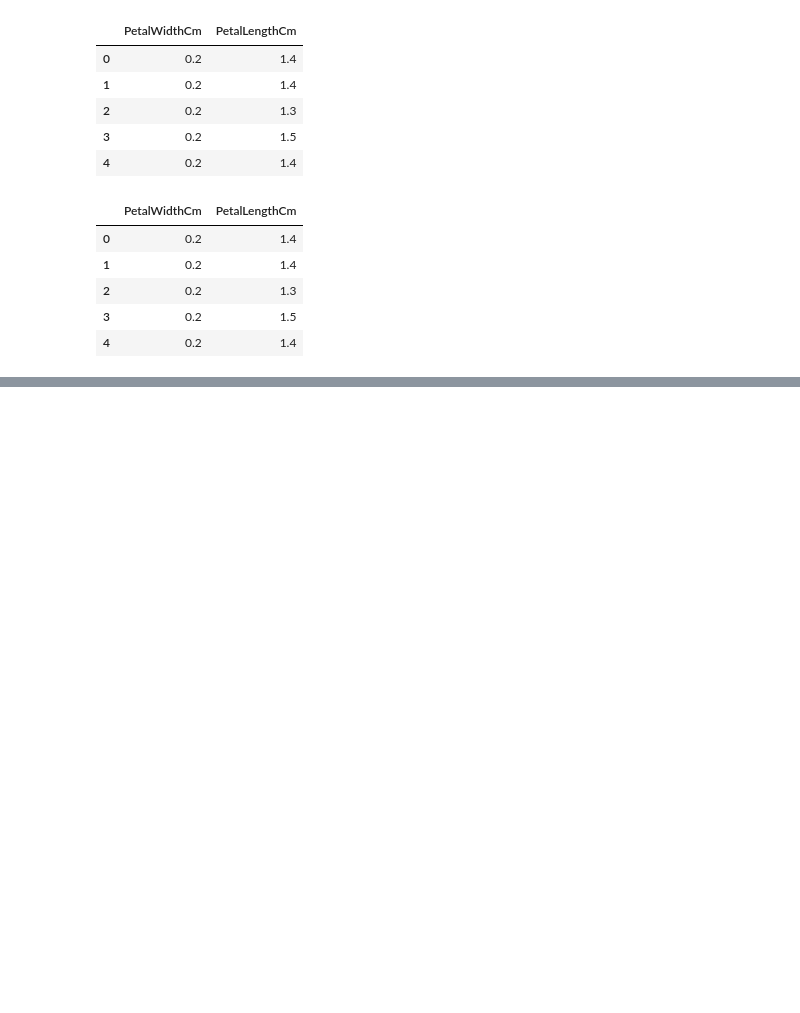
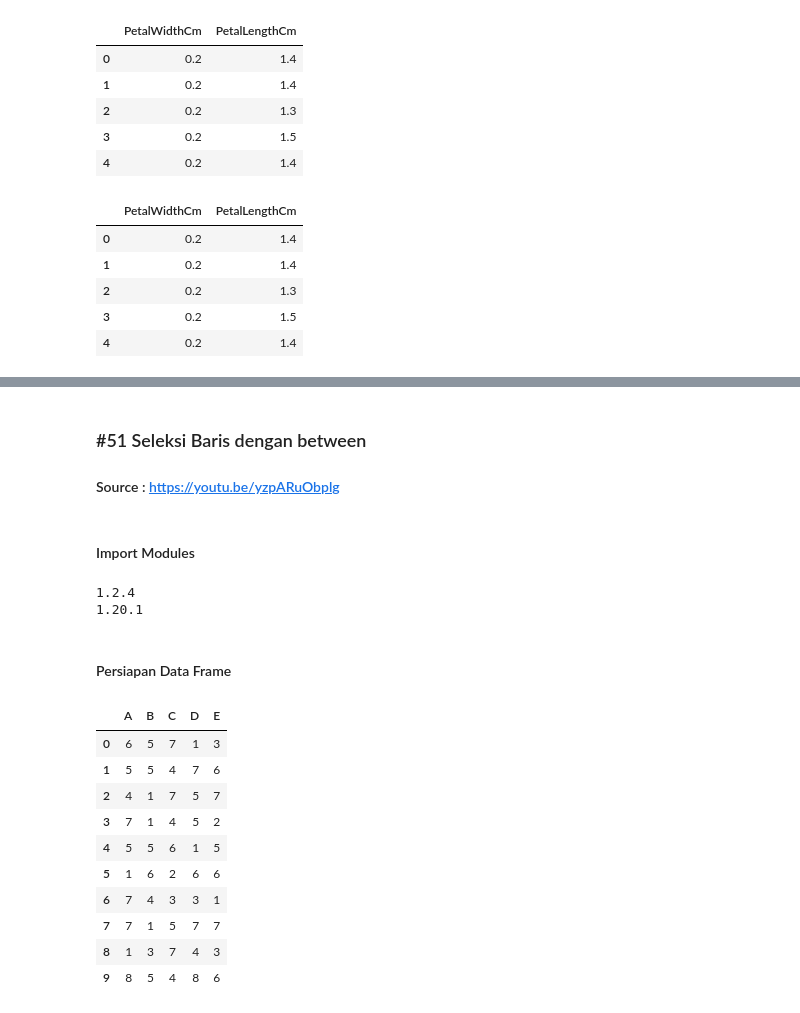
Before and after one commit to AlbertusAlanMehetabel/trik_pandas, a Jupyter notebook: Trik_Pandas_13.ipynb, the cells around one changed output, grey strips where cells are left out. Saved outputs shown, nothing was run; the diff lists cells and outputs as text; code cells hidden in the pictures; blank space fills up the shorter version.

Commit message:
Update: Add 'Seleksi Baris dengan between' tricks
- Add 'Seleksi baris dengan between()' points

```diff
--- a/Trik_Pandas_13.ipynb
+++ b/Trik_Pandas_13.ipynb
@@ -128,0 +129,38 @@ df
+# %% [markdown]
+####
+### #51 Seleksi Baris dengan between
+#### Source : https://youtu.be/yzpARuObplg
+# %% [markdown]
+#### Import Modules
+# %%
+import pandas as pd
+import numpy as np
+
+# Cek versi
+print(pd.__version__)
+print(np.__version__)
+# %% [output]
+1.2.4
+1.20.1
+# %% [markdown]
+#### Persiapan Data Frame
+# %%
+n_rows = 10
+n_cols = 5
+cols = tuple('ABCDE')
+
+df = pd.DataFrame(np.random.randint(1, 10, size=(n_rows, n_cols)),
+                  columns=cols)
+df
+# %% [output]
+|  | A | B | C | D | E |
+| 0 | 6 | 5 | 7 | 1 | 3 |
+| 1 | 5 | 5 | 4 | 7 | 6 |
+| 2 | 4 | 1 | 7 | 5 | 7 |
+| 3 | 7 | 1 | 4 | 5 | 2 |
+| 4 | 5 | 5 | 6 | 1 | 5 |
+| 5 | 1 | 6 | 2 | 6 | 6 |
+| 6 | 7 | 4 | 3 | 3 | 1 |
+| 7 | 7 | 1 | 5 | 7 | 7 |
+| 8 | 1 | 3 | 7 | 4 | 3 |
+| 9 | 8 | 5 | 4 | 8 | 6 |
```
Also changed, not shown: parts of 20 cells of this notebook.
